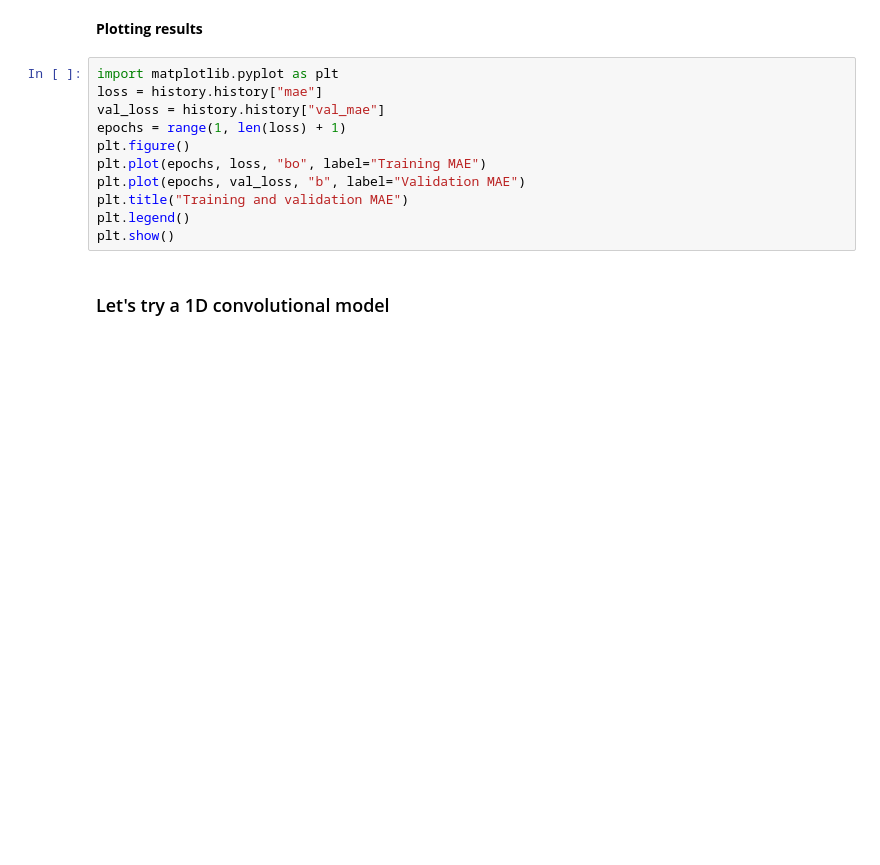
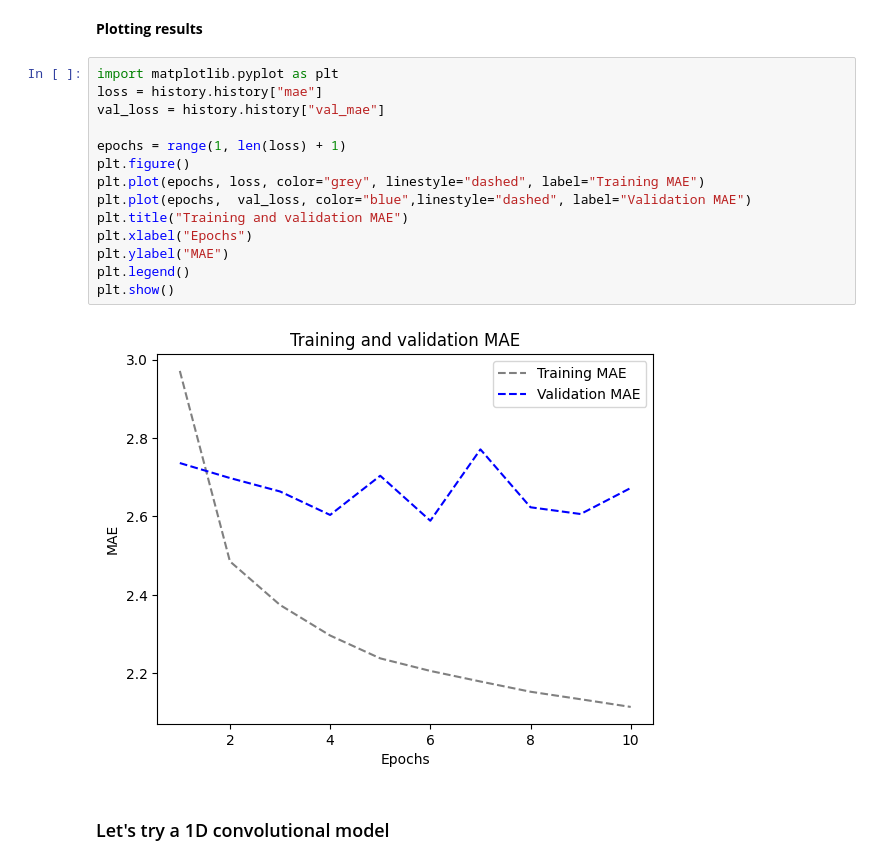
Before and after one commit to Nisha40108/ADVANCED-MACHINE-LEARNING-64061-, a Jupyter notebook: Assignment 3 RNN.ipynb, the cells around one changed output. Saved outputs shown, nothing was run; the diff lists cells and outputs as text; blank space fills up the shorter version.

```diff
--- a/Assignment 3 RNN.ipynb
+++ b/Assignment 3 RNN.ipynb
@@ -238,14 +260,19 @@ print(f"Test MAE: {model.evaluate(test_dataset)[1]:.2f}")
 # %%
 import matplotlib.pyplot as plt
 loss = history.history["mae"]
 val_loss = history.history["val_mae"]
+
 epochs = range(1, len(loss) + 1)
 plt.figure()
-plt.plot(epochs, loss, "bo", label="Training MAE")
-plt.plot(epochs, val_loss, "b", label="Validation MAE")
+plt.plot(epochs, loss, color="grey", linestyle="dashed", label="Training MAE")
+plt.plot(epochs,  val_loss, color="blue",linestyle="dashed", label="Validation MAE")
 plt.title("Training and validation MAE")
+plt.xlabel("Epochs")
+plt.ylabel("MAE")
 plt.legend()
 plt.show()
+# %% [output]
+[figure, added]
 # %% [markdown]
 ### Let's try a 1D convolutional model
 # %%
```
Also changed, not shown: parts of 8 cells of this notebook.
